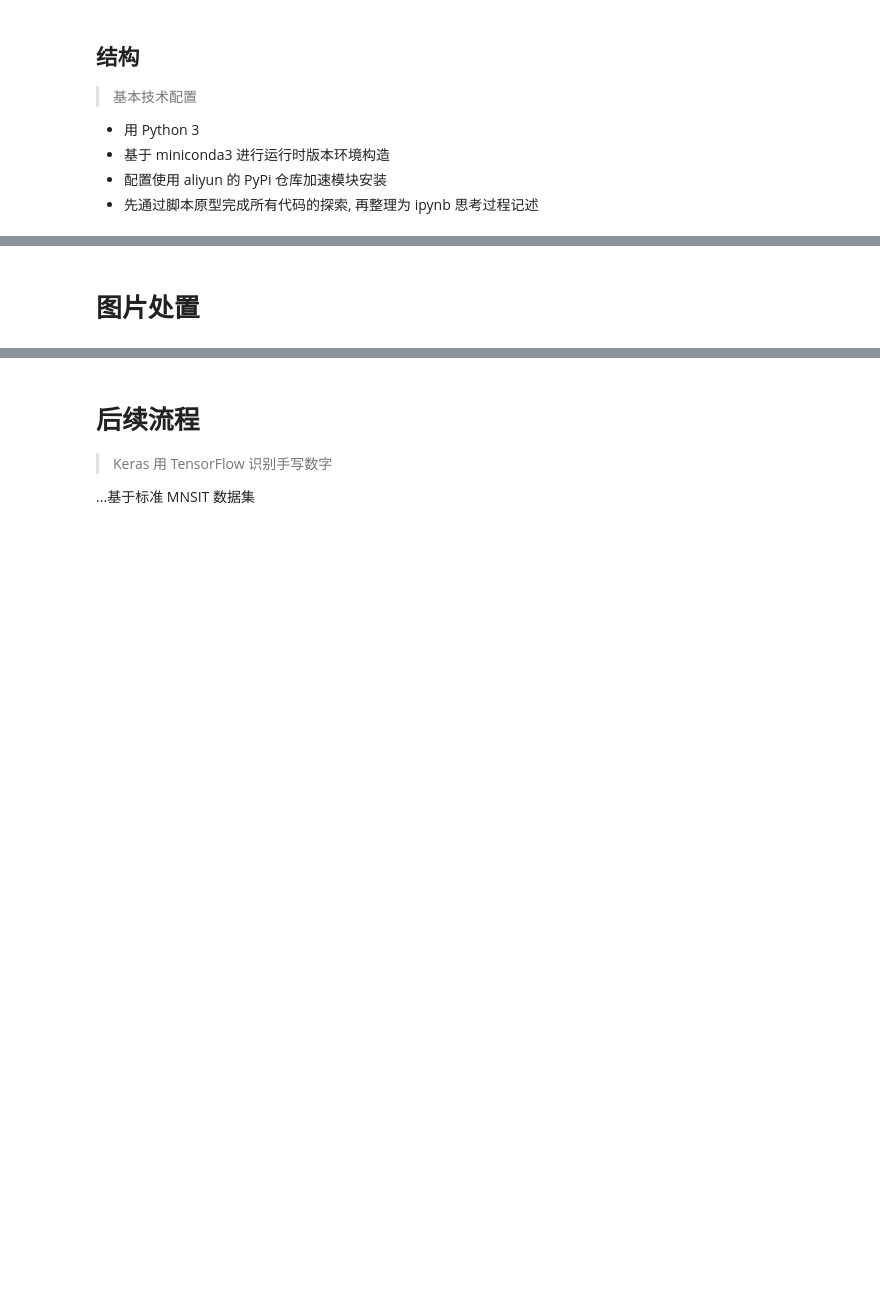
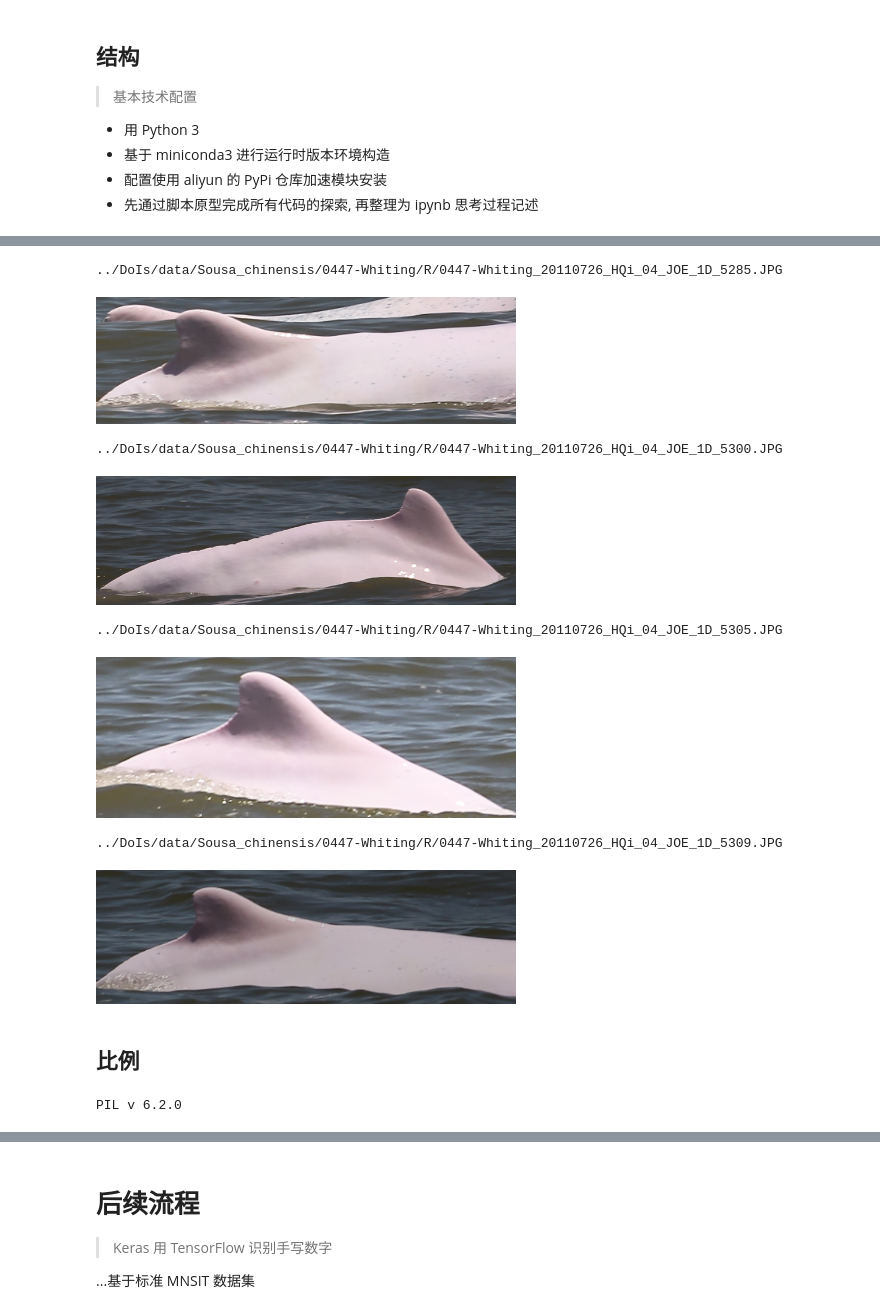
Before and after one commit to tfugzh/demo, a Jupyter notebook: ipynb/DoIs-init-photo-cleanup.ipynb, the cells around one changed output, grey strips where cells are left out. Cells and saved outputs as stored; diff of their text form; code cells hidden in the pictures; blank space fills up the shorter version.

```diff
--- a/ipynb/DoIs-init-photo-cleanup.ipynb
+++ b/ipynb/DoIs-init-photo-cleanup.ipynb
@@ -26,0 +36,5 @@
+# %%
+import os
+
+_dolphin = '../DoIs/data/Sousa_chinensis/0447-Whiting'
+os.listdir(_dolphin)
@@ -26,0 +43,8 @@
+# %%
+_foto_root = '%s/R'% _dolphin
+_fotos = os.listdir(_foto_root)
+print('''有图片: {} 张
+最后五张:
+{}'''.format(len(_fotos)
+             , '\n'.join(_fotos[:5])
+            ))
@@ -27,2 +59,25 @@
+# %%
+import IPython.display as dp
+
+for f in _fotos[:4]:
+    _sfoto = "%s/%s"%(_foto_root, f)
+    print(_sfoto)
+    _img = dp.Image(filename=_sfoto, width=420)
+    dp.display(_img)
+# %% [output]
+../DoIs/data/Sousa_chinensis/0447-Whiting/R/0447-Whiting_20110726_HQi_04_JOE_1D_5285.JPG
+[figure, added]
+../DoIs/data/Sousa_chinensis/0447-Whiting/R/0447-Whiting_20110726_HQi_04_JOE_1D_5300.JPG
+[figure, added]
+../DoIs/data/Sousa_chinensis/0447-Whiting/R/0447-Whiting_20110726_HQi_04_JOE_1D_5305.JPG
+[figure, added]
+../DoIs/data/Sousa_chinensis/0447-Whiting/R/0447-Whiting_20110726_HQi_04_JOE_1D_5309.JPG
+[figure, added]
 # %% [markdown]
-# 图片处置
+## 比例
+# %%
+import PIL
+from PIL import Image
+print("PIL v",PIL.__version__)
+# %% [output]
+PIL v 6.2.0
```
Also changed, not shown: parts of 14 cells of this notebook.
